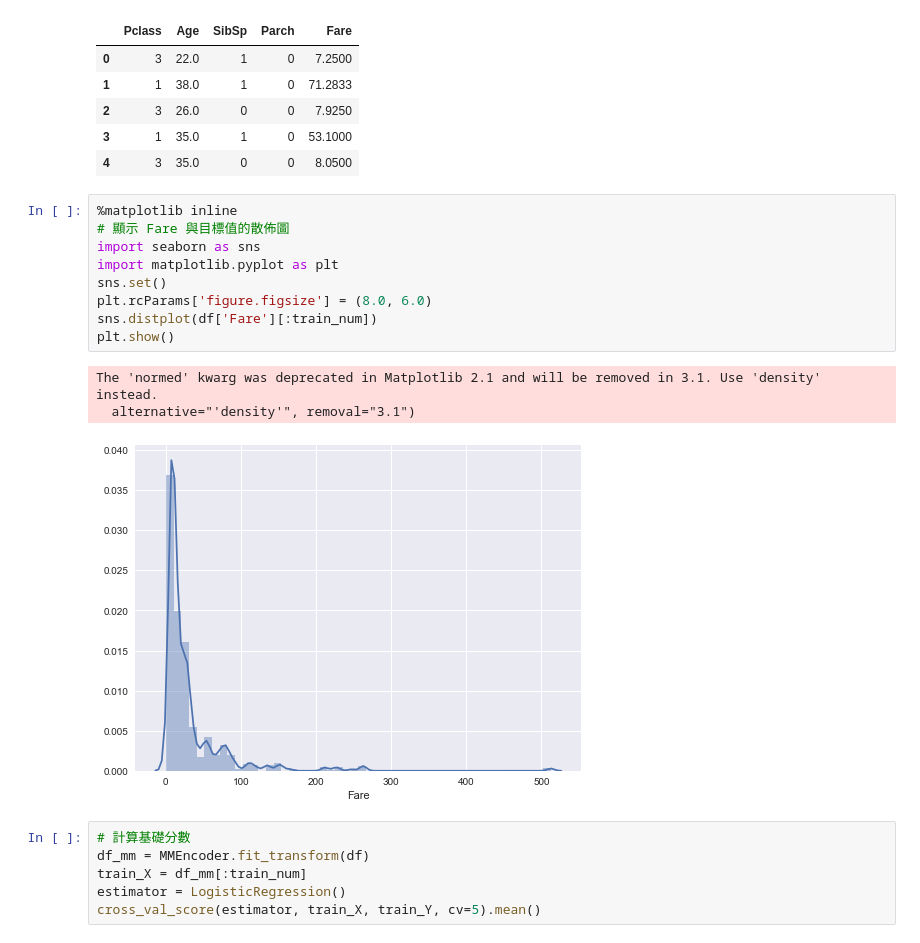
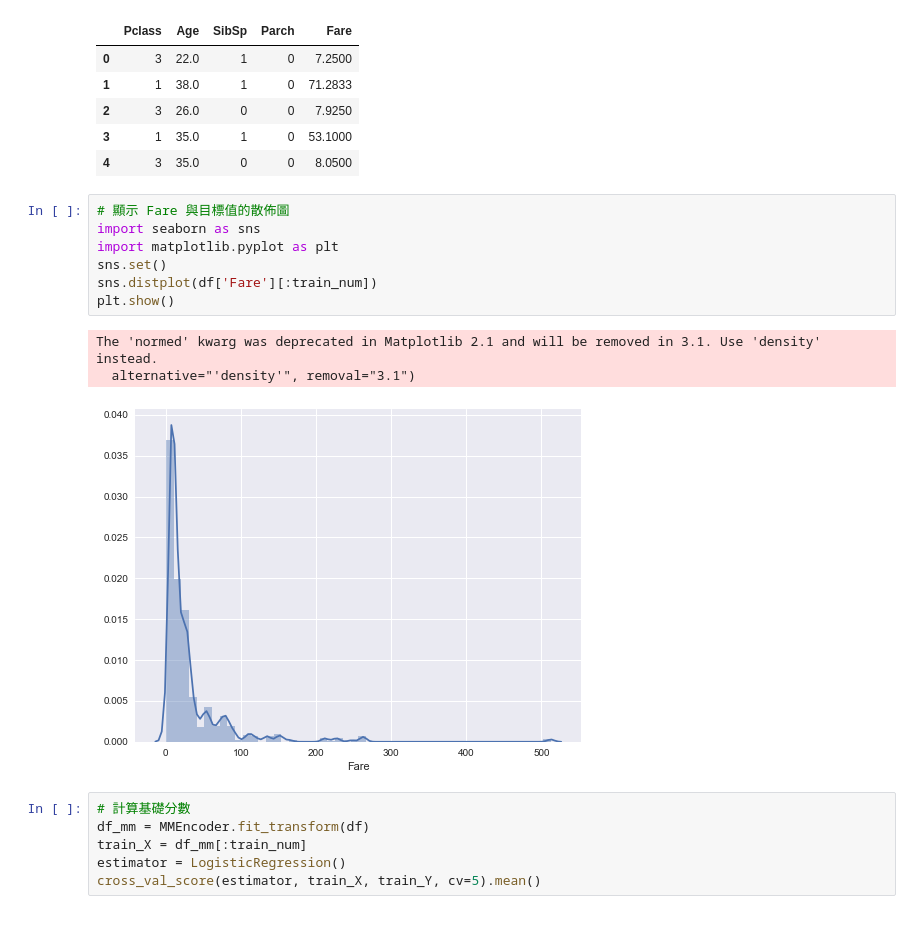
Before and after one commit to shaoxiaochang/2nd-ML100Days, a Jupyter notebook: homework/Day_021_HW.ipynb, the cells around one changed output. Saved outputs shown, nothing was run; the diff lists cells and outputs as text.

```diff
--- a/homework/Day_021_HW.ipynb
+++ b/homework/Day_021_HW.ipynb
@@ -57,18 +57,16 @@ df.head()
 | 3 | 1 | 35.0 | 1 | 0 | 53.1000 |
 | 4 | 3 | 35.0 | 0 | 0 | 8.0500 |
 # %%
-%matplotlib inline
 # 顯示 Fare 與目標值的散佈圖
 import seaborn as sns
 import matplotlib.pyplot as plt
 sns.set()
-plt.rcParams['figure.figsize'] = (8.0, 6.0)
 sns.distplot(df['Fare'][:train_num])
 plt.show()
 # %% [output]
 The 'normed' kwarg was deprecated in Matplotlib 2.1 and will be removed in 3.1. Use 'density' instead.
   alternative="'density'", removal="3.1")
-[figure, old version]
+[figure, new version]
 # %%
 # 計算基礎分數
 df_mm = MMEncoder.fit_transform(df)
```
Also changed, not shown: parts of 2 cells of this notebook.
